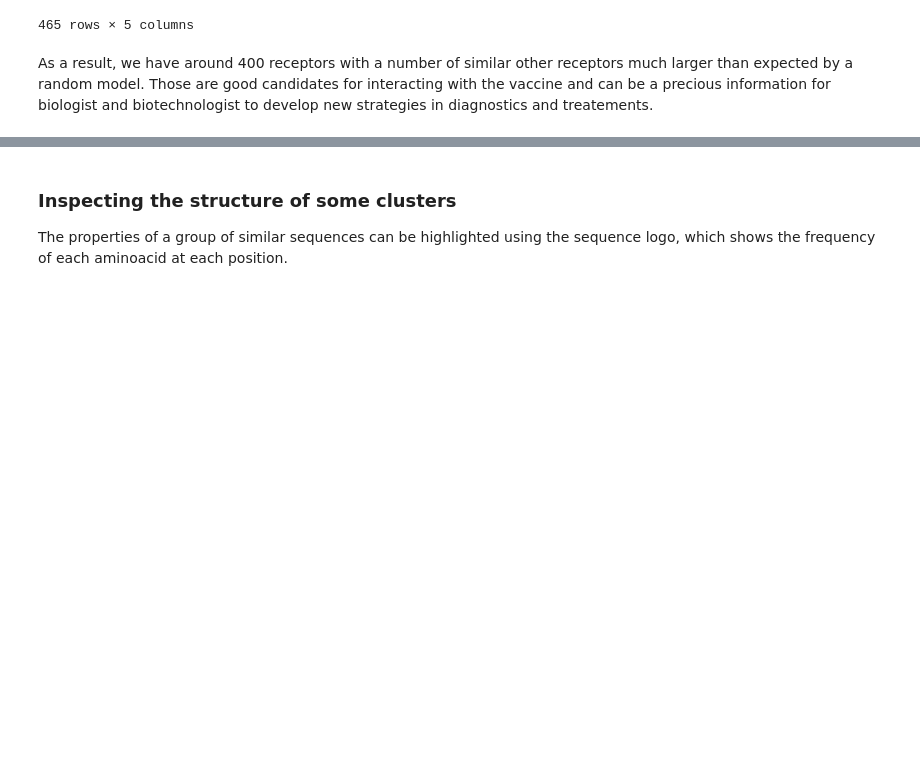
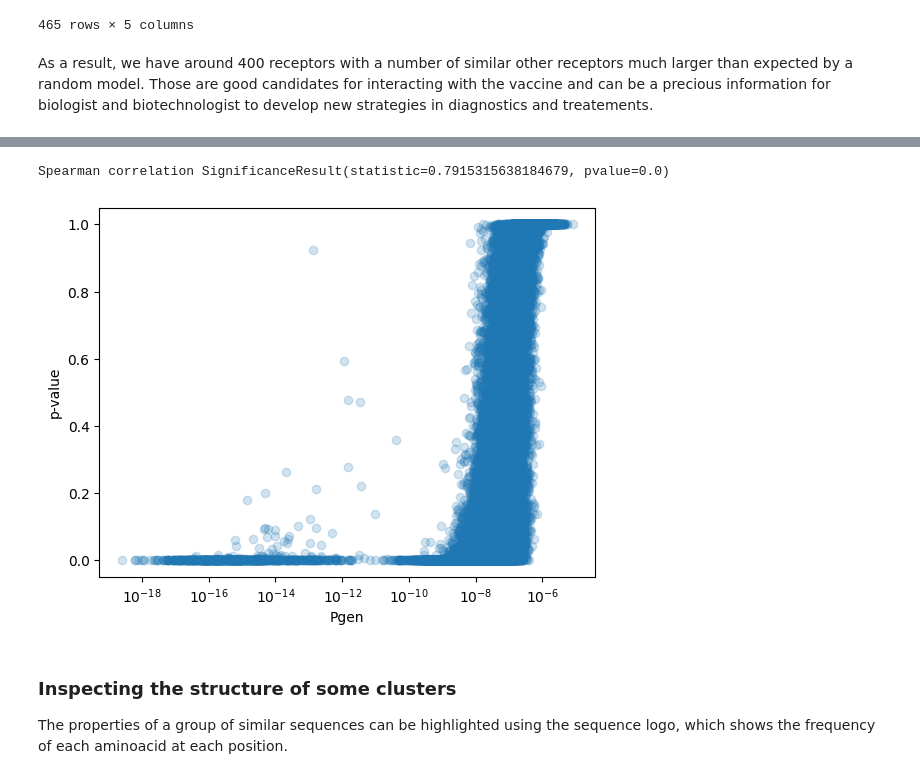
Before and after one commit to amazzoli/Quantitative_immunology, a Jupyter notebook: notebooks/ALICE_enrichment.ipynb, the cells around one changed output, grey strips where cells are left out. Cells and saved outputs as stored; diff of their text form; code cells hidden in the pictures; blank space fills up the shorter version.

```diff
--- a/notebooks/ALICE_enrichment.ipynb
+++ b/notebooks/ALICE_enrichment.ipynb
@@ -132,3 +153,12 @@ Those are good candidates for interacting with the vaccine and can be a precious
+# %%
+plt.xscale('log')
+plt.xlabel('Pgen')
+plt.ylabel('p-value')
+plt.scatter(frame['Pgen'], frame['p_val'], alpha=0.2)
+print('Spearman correlation', spearmanr(frame['Pgen'], frame['p_val']))
+# %% [output]
+Spearman correlation SignificanceResult(statistic=0.7915315638184679, pvalue=0.0)
+[figure, added]
 # %% [markdown]
 ### Inspecting the structure of some clusters
 
```
Also changed, not shown: parts of 8 cells of this notebook.
